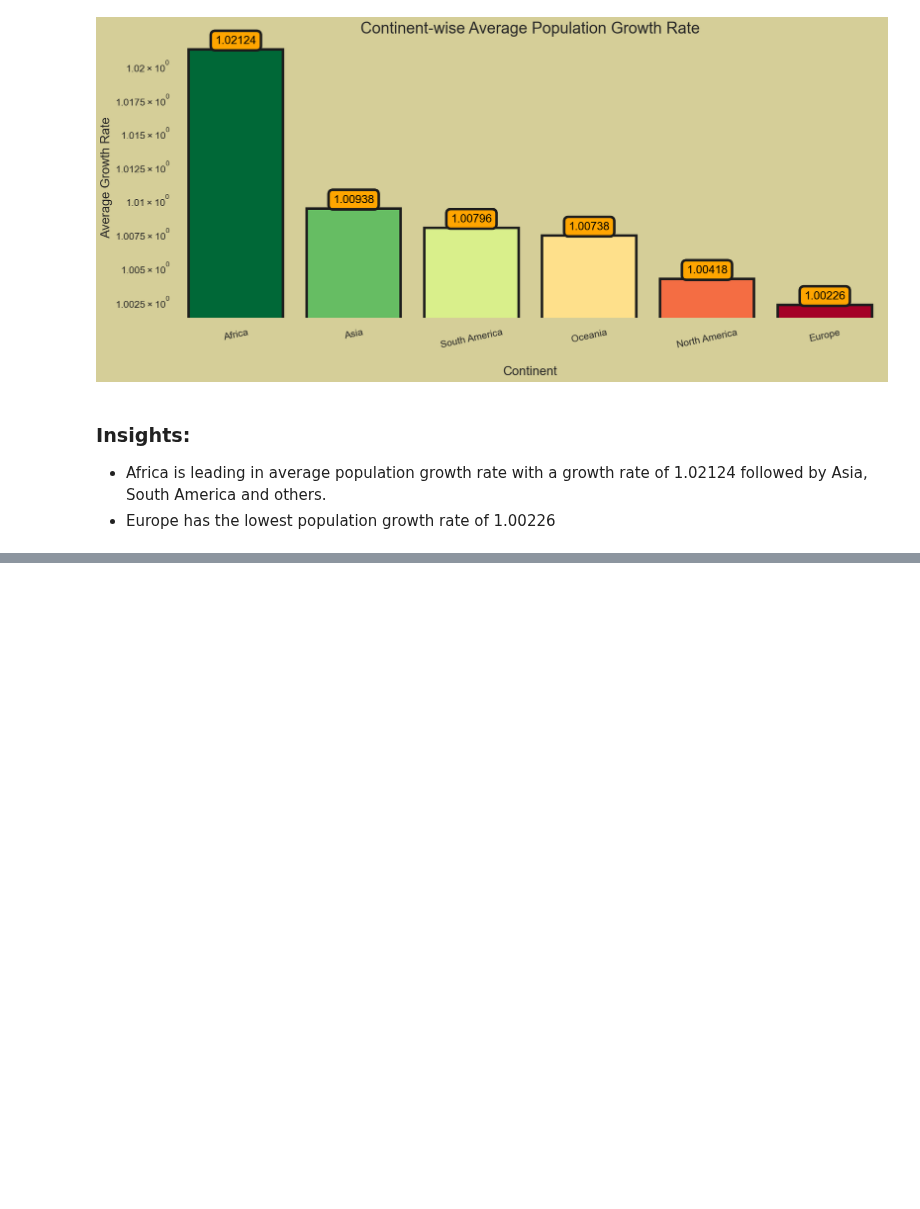
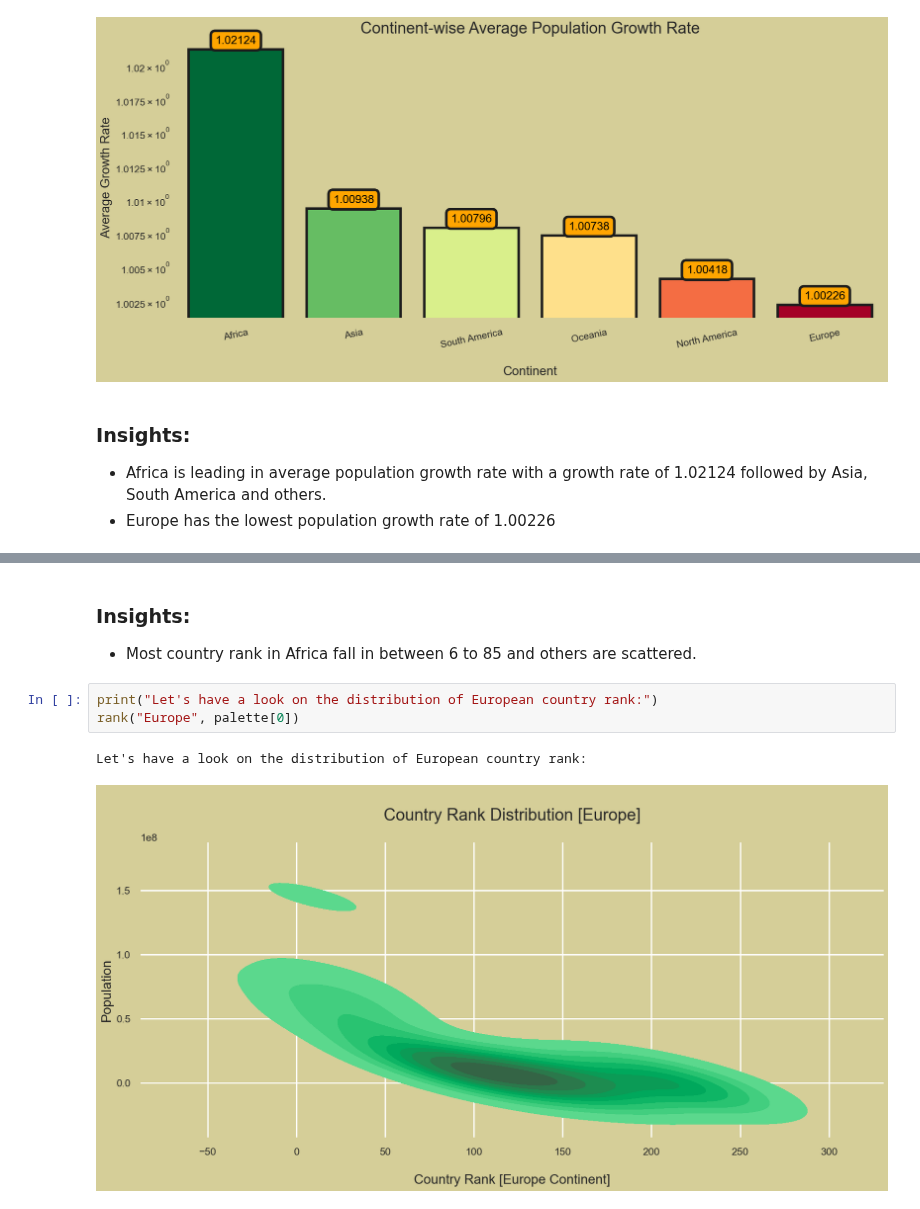
Before and after one commit to noahnoahnoahtran/EDA, a Jupyter notebook: 2_world_population/world_population.ipynb, the cells around one changed output, grey strips where cells are left out. Saved outputs shown, nothing was run; the diff lists cells and outputs as text; blank space fills up the shorter version.

```diff
--- a/2_world_population/world_population.ipynb
+++ b/2_world_population/world_population.ipynb
@@ -610,0 +638,9 @@ Let's have a look on the continent-wise average population growth rate:
+# %% [markdown]
+### **Insights**:
+- Most country rank in Africa fall in between 6 to 85 and others are scattered.
+# %%
+print("Let's have a look on the distribution of European country rank:")
+rank("Europe", palette[0])
+# %% [output]
+Let's have a look on the distribution of European country rank:
+[figure, added]
```
Also changed, not shown: parts of 14 cells of this notebook.
